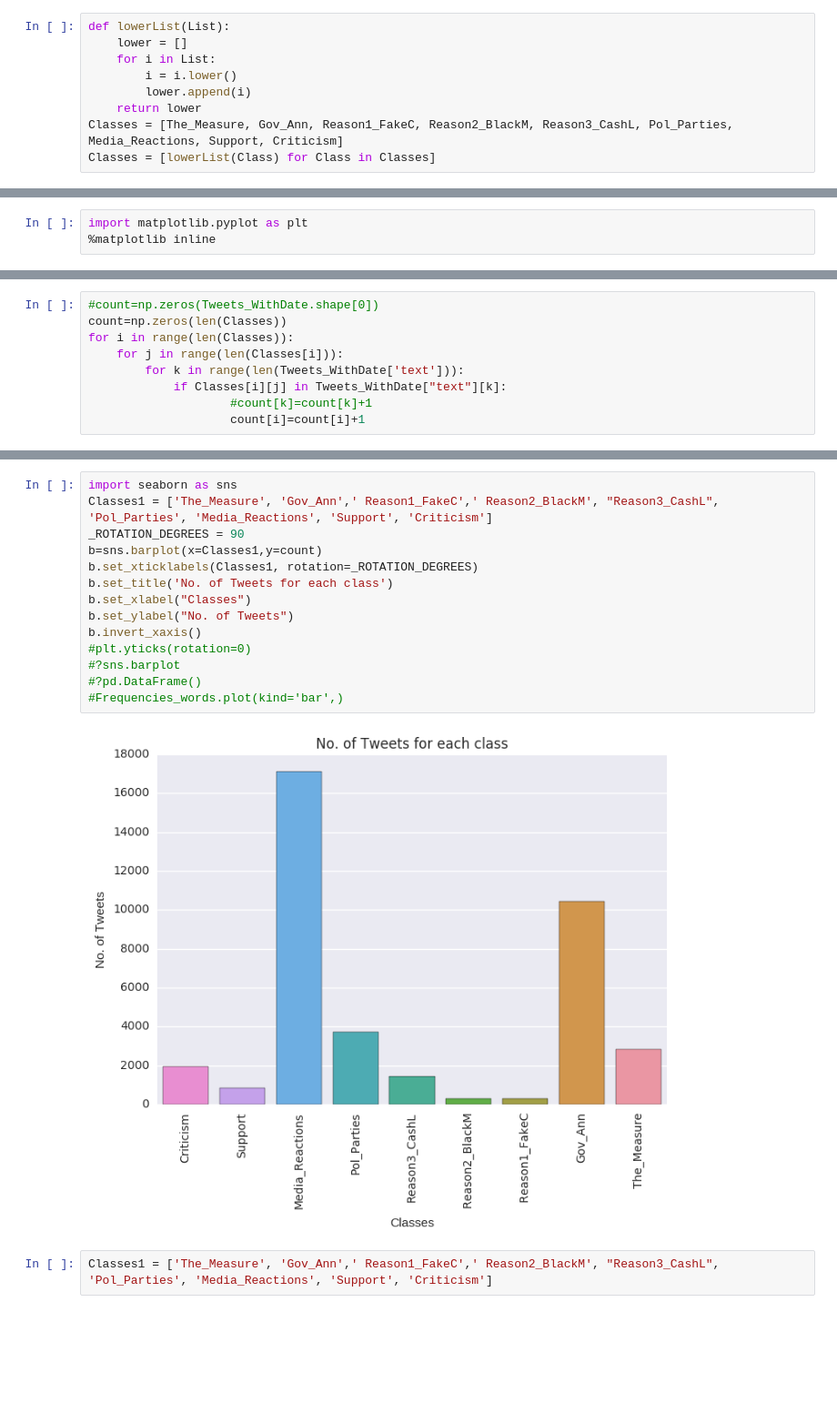
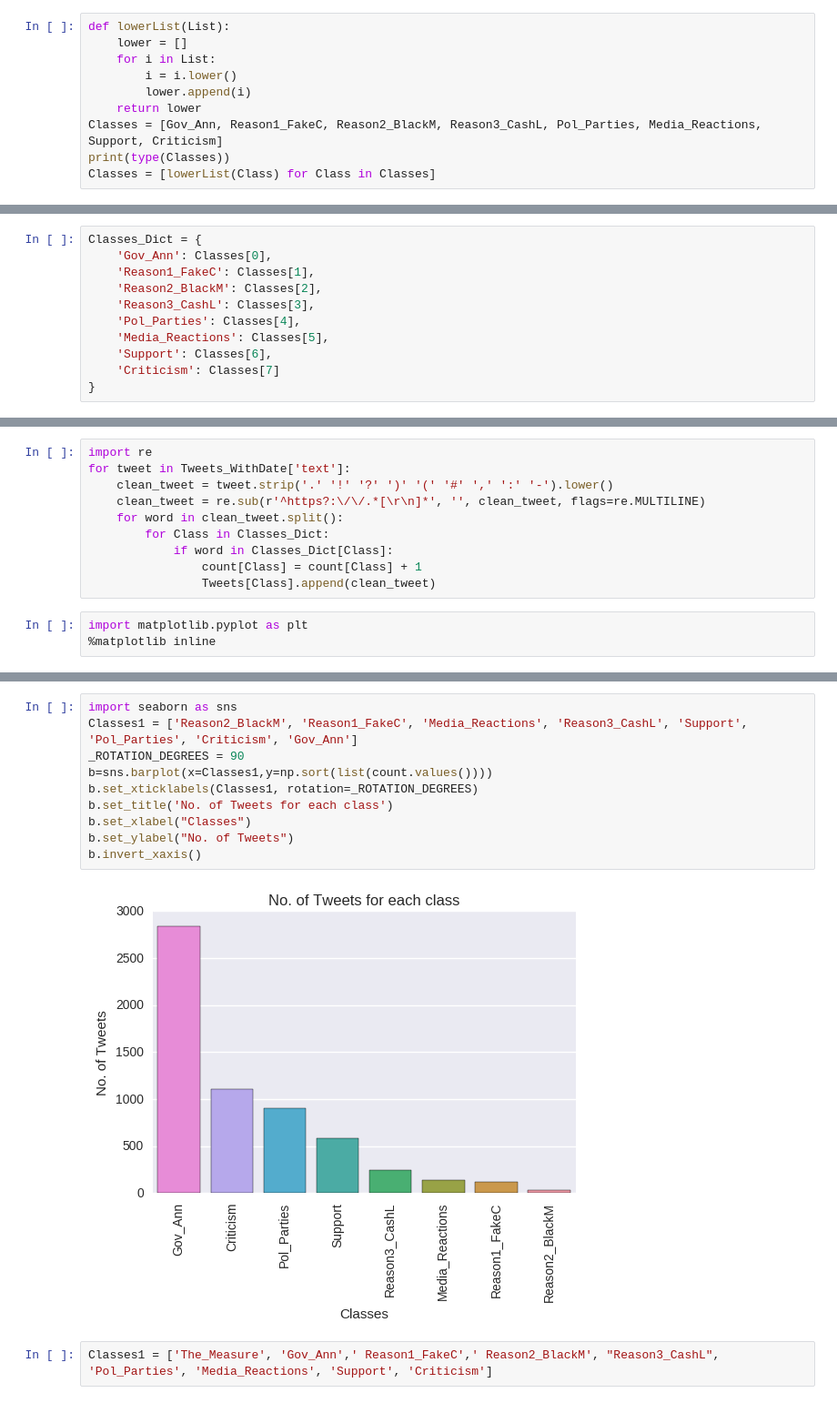
Before and after one commit to JiteshPshah/Twitter-Mining, a Jupyter notebook: Twitter_mining.ipynb, the cells around one changed output, grey strips where cells are left out. Shown at 91% size. Saved outputs shown, nothing was run; the diff lists cells and outputs as text; blank space fills up the shorter version.

```diff
--- a/Twitter_mining.ipynb
+++ b/Twitter_mining.ipynb
@@ -53,5 +54,6 @@ def lowerList(List):
         i = i.lower()
         lower.append(i)
     return lower
-Classes = [The_Measure, Gov_Ann, Reason1_FakeC, Reason2_BlackM, Reason3_CashL, Pol_Parties, Media_Reactions, Support, Criticism]
+Classes = [Gov_Ann, Reason1_FakeC, Reason2_BlackM, Reason3_CashL, Pol_Parties, Media_Reactions, Support, Criticism]
+print(type(Classes))
 Classes = [lowerList(Class) for Class in Classes]
@@ -57,0 +62,11 @@ Classes = [lowerList(Class) for Class in Classes]
+# %%
+Classes_Dict = {
+    'Gov_Ann': Classes[0],
+    'Reason1_FakeC': Classes[1],
+    'Reason2_BlackM': Classes[2],
+    'Reason3_CashL': Classes[3],
+    'Pol_Parties': Classes[4],
+    'Media_Reactions': Classes[5],
+    'Support': Classes[6],
+    'Criticism': Classes[7]
+}
@@ -58,3 +95,13 @@ Classes = [lowerList(Class) for Class in Classes]
+# %%
+import re
+for tweet in Tweets_WithDate['text']:
+    clean_tweet = tweet.strip('.' '!' '?' ')' '(' '#' ',' ':' '-').lower()
+    clean_tweet = re.sub(r'^https?:\/\/.*[\r\n]*', '', clean_tweet, flags=re.MULTILINE)
+    for word in clean_tweet.split():
+        for Class in Classes_Dict:
+            if word in Classes_Dict[Class]:
+                count[Class] = count[Class] + 1
+                Tweets[Class].append(clean_tweet)
 # %%
 import matplotlib.pyplot as plt
 %matplotlib inline
@@ -64,12 +108,3 @@ import matplotlib.pyplot as plt
-# %%
-#count=np.zeros(Tweets_WithDate.shape[0])
-count=np.zeros(len(Classes))
-for i in range(len(Classes)):
-    for j in range(len(Classes[i])):
-        for k in range(len(Tweets_WithDate['text'])):
-            if Classes[i][j] in Tweets_WithDate["text"][k]:
-                    #count[k]=count[k]+1
-                    count[i]=count[i]+1
 # %%
 #if Classes[3][0] in Tweets_WithDate['text'][4]:
 print np.zeros(Tweets_WithDate.shape[0])
@@ -83,18 +130,14 @@ print count
 # %%
 import seaborn as sns
-Classes1 = ['The_Measure', 'Gov_Ann',' Reason1_FakeC',' Reason2_BlackM', "Reason3_CashL", 'Pol_Parties', 'Media_Reactions', 'Support', 'Criticism']
+Classes1 = ['Reason2_BlackM', 'Reason1_FakeC', 'Media_Reactions', 'Reason3_CashL', 'Support', 'Pol_Parties', 'Criticism', 'Gov_Ann']
 _ROTATION_DEGREES = 90
-b=sns.barplot(x=Classes1,y=count)
+b=sns.barplot(x=Classes1,y=np.sort(list(count.values())))
 b.set_xticklabels(Classes1, rotation=_ROTATION_DEGREES)
 b.set_title('No. of Tweets for each class')
 b.set_xlabel("Classes")
 b.set_ylabel("No. of Tweets")
 b.invert_xaxis()
-#plt.yticks(rotation=0)
-#?sns.barplot
-#?pd.DataFrame()
-#Frequencies_words.plot(kind='bar',)
 # %% [output]
-[figure, old version]
+[figure, new version]
 # %%
 Classes1 = ['The_Measure', 'Gov_Ann',' Reason1_FakeC',' Reason2_BlackM', "Reason3_CashL", 'Pol_Parties', 'Media_Reactions', 'Support', 'Criticism']
```
Also changed, not shown: parts of 28 cells of this notebook.
